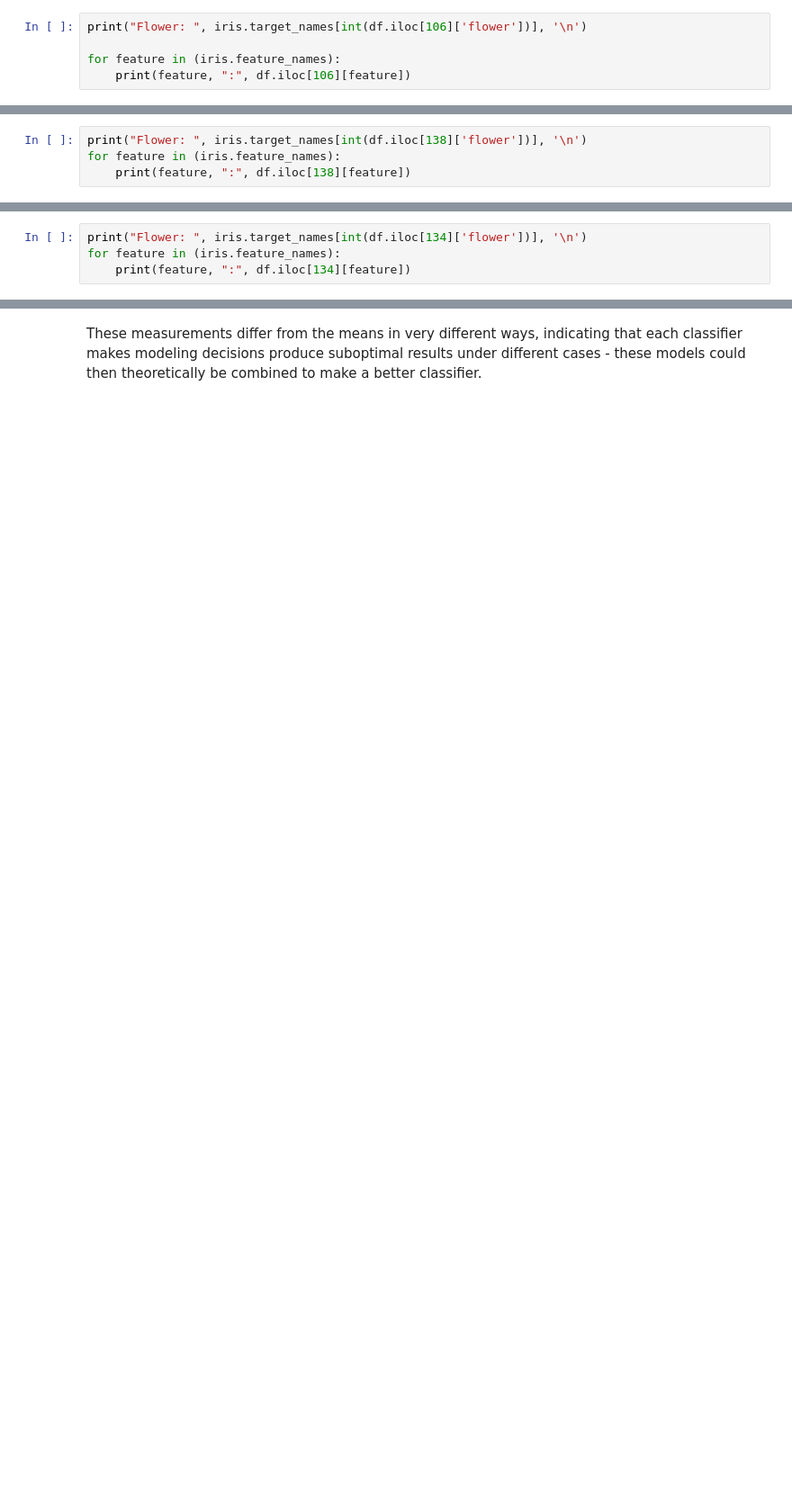
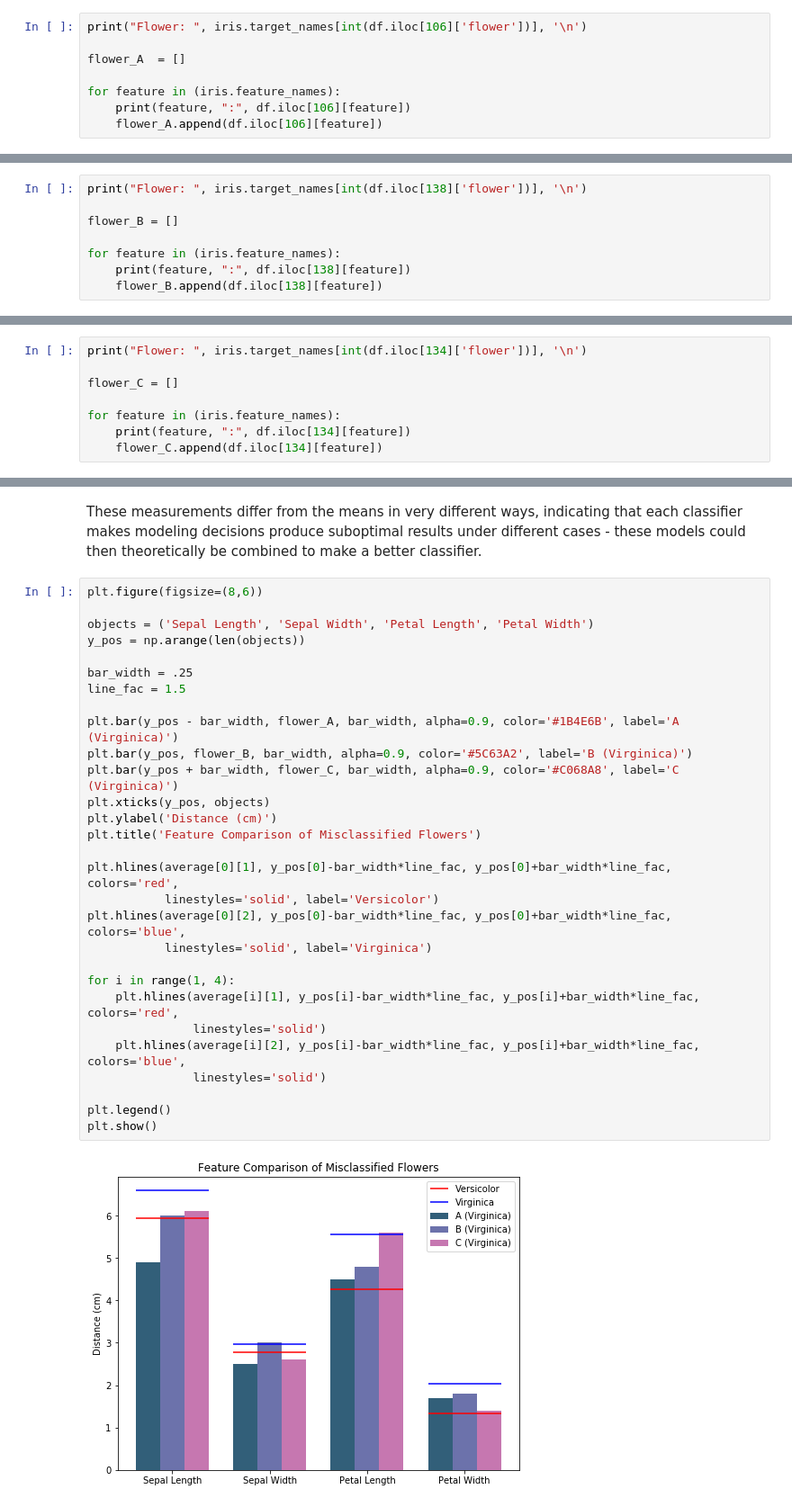
Before and after one commit to ASHSWAN1999/Bayes-vs-Machine-Learning-Comparison, a Jupyter notebook: project3.ipynb, the cells around one changed output, grey strips where cells are left out. Shown: that part at 90% size. Cells and saved outputs as stored; diff of their text form; blank space fills up the shorter version.

```diff
--- a/project3.ipynb
+++ b/project3.ipynb
@@ -295,5 +316,8 @@ The first one is the flower that is the MOST misclassified in both classifiers.
 # %%
 print("Flower: ", iris.target_names[int(df.iloc[106]['flower'])], '\n')
 
+flower_A  = []
+
 for feature in (iris.feature_names):
     print(feature, ":", df.iloc[106][feature])
+    flower_A.append(df.iloc[106][feature])
@@ -303,5 +334,9 @@ Looking at these traits, we see that the measurements are not in line with what
 The next flower listed was misclassified by the KNN classifier about 23% of the time, but never by the Bayesian classifier.
 # %%
 print("Flower: ", iris.target_names[int(df.iloc[138]['flower'])], '\n')
+
+flower_B = []
+
 for feature in (iris.feature_names):
     print(feature, ":", df.iloc[138][feature])
+    flower_B.append(df.iloc[138][feature])
@@ -309,5 +351,9 @@ for feature in (iris.feature_names):
 This flower listed was misclassified by the Bayesian classifier about 19% of the time, but never by the KNN classifier.
 # %%
 print("Flower: ", iris.target_names[int(df.iloc[134]['flower'])], '\n')
+
+flower_C = []
+
 for feature in (iris.feature_names):
     print(feature, ":", df.iloc[134][feature])
+    flower_C.append(df.iloc[134][feature])
@@ -314,2 +367,33 @@ for feature in (iris.feature_names):
 # %% [markdown]
 These measurements differ from the means in very different ways, indicating that each classifier makes modeling decisions produce suboptimal results under different cases - these models could then theoretically be combined to make a better classifier.
+# %%
+plt.figure(figsize=(8,6))
+
+objects = ('Sepal Length', 'Sepal Width', 'Petal Length', 'Petal Width')
+y_pos = np.arange(len(objects))
+
+bar_width = .25
+line_fac = 1.5
+
+plt.bar(y_pos - bar_width, flower_A, bar_width, alpha=0.9, color='#1B4E6B', label='A (Virginica)')
+plt.bar(y_pos, flower_B, bar_width, alpha=0.9, color='#5C63A2', label='B (Virginica)')
+plt.bar(y_pos + bar_width, flower_C, bar_width, alpha=0.9, color='#C068A8', label='C (Virginica)')
+plt.xticks(y_pos, objects)
+plt.ylabel('Distance (cm)')
+plt.title('Feature Comparison of Misclassified Flowers')
+
+plt.hlines(average[0][1], y_pos[0]-bar_width*line_fac, y_pos[0]+bar_width*line_fac, colors='red',
+           linestyles='solid', label='Versicolor')
+plt.hlines(average[0][2], y_pos[0]-bar_width*line_fac, y_pos[0]+bar_width*line_fac, colors='blue',
+           linestyles='solid', label='Virginica')
+
+for i in range(1, 4):
+    plt.hlines(average[i][1], y_pos[i]-bar_width*line_fac, y_pos[i]+bar_width*line_fac, colors='red',
+               linestyles='solid')
+    plt.hlines(average[i][2], y_pos[i]-bar_width*line_fac, y_pos[i]+bar_width*line_fac, colors='blue',
+               linestyles='solid')
+
+plt.legend()
+plt.show()
+# %% [output]
+[figure, added]
```
Also changed, not shown: parts of 9 cells of this notebook.
